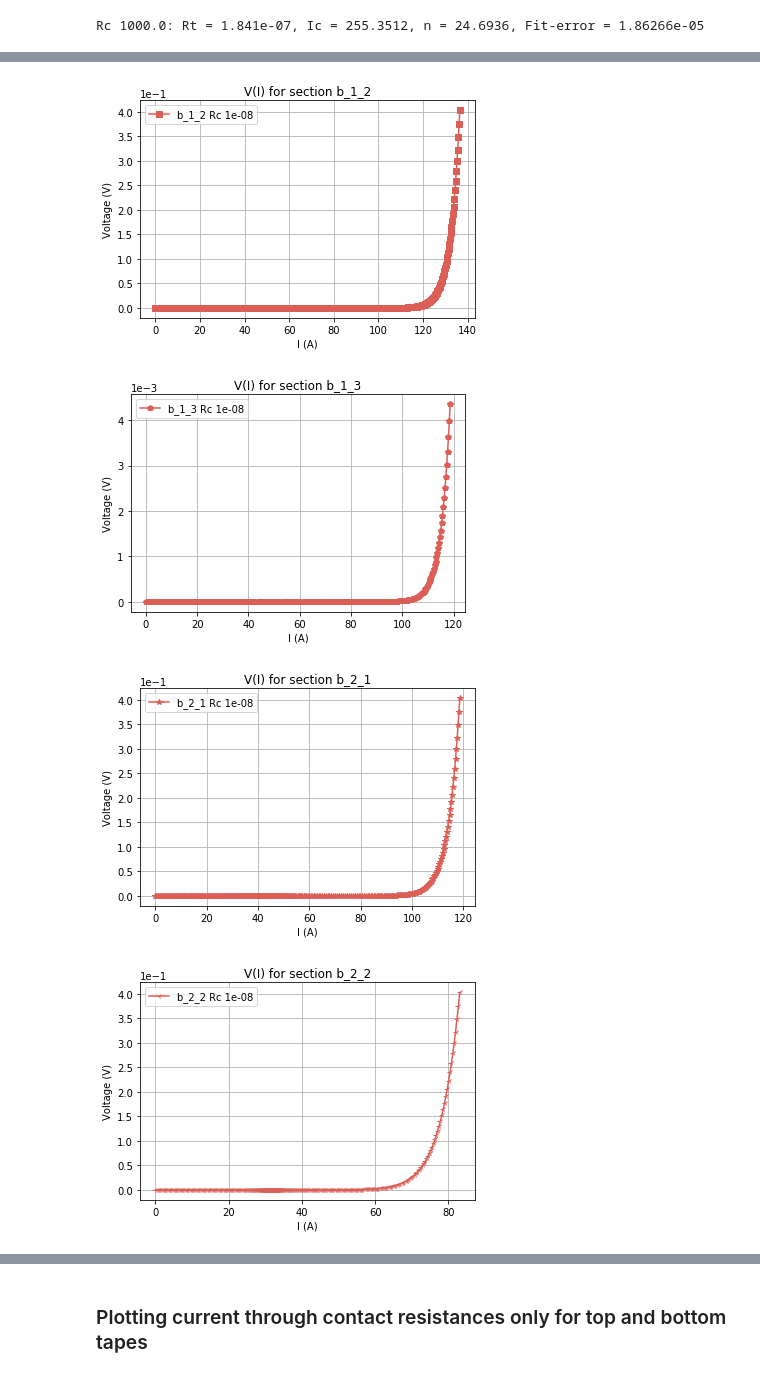
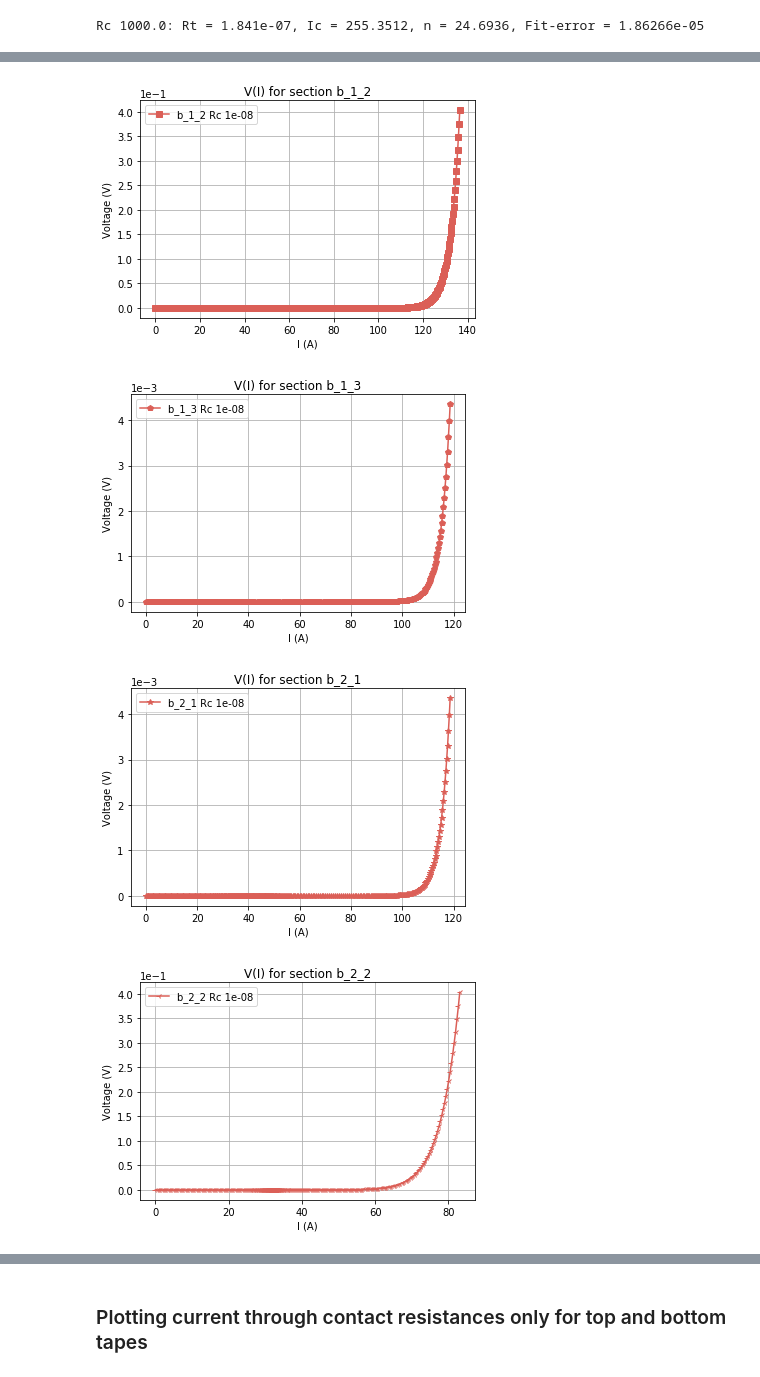
Before and after one commit to auroc10/LBNL, a Jupyter notebook: 2, 3, and 5 tapes with defect.ipynb, the cells around one changed output, grey strips where cells are left out. Saved outputs shown, nothing was run; the diff lists cells and outputs as text; code cells hidden in the pictures.

```diff
--- a/2, 3, and 5 tapes with defect.ipynb
+++ b/2, 3, and 5 tapes with defect.ipynb
@@ -375,14 +375,14 @@ for i in range(len(R_cvals)):
             ax.plot(Icable,V_sc[:,j],marker = markers[j],label = f'{Labels_sc[j]} Rc {R_cvals[i]}')
 
     ax.ticklabel_format(style='sci', axis='y', scilimits=(0,0))
-    plt.ylim(0,1E-6)
+    #plt.ylim(0,1E-6)
     plt.xlabel('Cable current (A)')
     plt.ylabel('Voltage in superconducting section (V)')
     #plt.title('Terminal voltage')
     plt.grid()
     plt.legend(labelspacing=0.001,ncol=1,loc='upper left')
     plt.show()
-    plt.savefig(f'Plots/SC voltage {R_cvals[i]}.png')
+    #plt.savefig(f'Plots/SC voltage {R_cvals[i]}.png')
 # %% [output]
 [interactive output not drawn]
 [interactive output not drawn]
@@ -665,11 +665,11 @@ for i in range(len(R_cvals)):
             #print(f'{j+3}-{j+4}')
             V_sc[:,j] = data[:,j+3]-data[:,j+4]
             ax.plot(Icable,V_sc[:,j],marker = markers[j],label = f'{Labels_sc[j]} Rc {R_cvals[i]}')
-        elif (j>3 and j<6):
+        elif (j>2 and j<6):
             #print(f'{j+4}-{j+5}')
             V_sc[:,j] = data[:,j+4]-data[:,j+5]
             ax.plot(Icable,V_sc[:,j],marker = markers[j],label = f'{Labels_sc[j]} Rc {R_cvals[i]}')
-        else:
+        elif j>5:
             #print(f'{j+5}-{j+6}')
             V_sc[:,j] = data[:,j+5]-data[:,j+6]
             ax.plot(Icable,V_sc[:,j],marker = markers[j],label = f'{Labels_sc[j]} Rc {R_cvals[i]}')
@@ -703,35 +703,35 @@ for i in range(len(R_cvals)):
     nc2 = 23
     V_sc = np.zeros((lim_points,ns*ntapes))
 
 
     for j in range(ns*ntapes):
         #ax.plot(data[:,1],data[:,j+nc2],'x',marker = markers[j],label = Labels[j+nc2]+f' Rc {R_cvals[i]}')
 
         if j<3:
             V_sc[:,j] = data[:,j+3]-data[:,j+4]
             plt.plot(data[:,j+nc2],V_sc[:,j],marker = markers[j],label = f'{Labels_sc[j]} Rc {R_cvals[i]}')
 
-        elif (j>3 and j<6):
+        elif (j>2 and j<6):
             V_sc[:,j] = data[:,j+4]-data[:,j+5]
             plt.plot(data[:,j+nc2],V_sc[:,j],marker = markers[j],label = f'{Labels_sc[j]} Rc {R_cvals[i]}')
 
         else:
             #print(f'{j+5}-{j+6}')
             V_sc[:,j] = data[:,j+5]-data[:,j+6]
             plt.plot(data[:,j+nc2],V_sc[:,j],marker = markers[j],label = f'{Labels_sc[j]} Rc {R_cvals[i]}')
 
         plt.xlabel('I (A)')
         plt.ylabel('Voltage (V)')
         plt.title(f'V(I) for section {Labels_sc[j]}')
         plt.legend()
         plt.ticklabel_format(style='sci', axis='y', scilimits=(0,0))
         plt.grid()
         plt.show()
 # %% [output]
 [figure]
 [figure]
 [figure]
-[figure, old version]
+[figure, new version]
 [figure]
 [figure]
 [figure]
```
Also changed, not shown: parts of 12 cells of this notebook.
